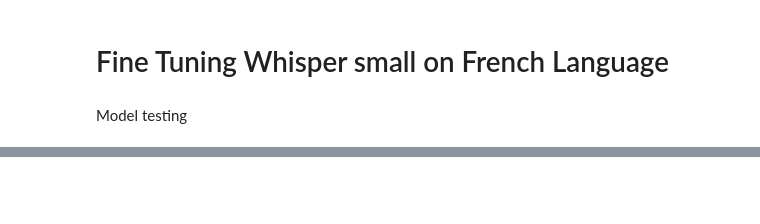
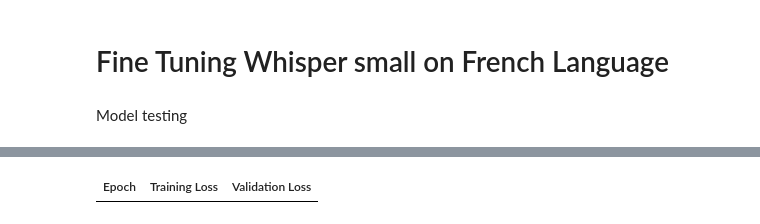
Before and after one commit to visalkao/whisper-small-french, a Jupyter notebook: fine_tuning_whisper_french.ipynb, the cells around one changed output, grey strips where cells are left out. Cells and saved outputs as stored; diff of their text form; code cells hidden in the pictures; blank space fills up the shorter version.

Commit message:
Running training code

```diff
--- a/fine_tuning_whisper_french.ipynb
+++ b/fine_tuning_whisper_french.ipynb
@@ -133,0 +874,3 @@ AssertionError: Torch not compiled with CUDA enabled
+# %%
+from datasets import Dataset, DatasetDict
+dataset = DatasetDict.load_from_disk("half_processed_dataset_save")
@@ -133,0 +891,91 @@ AssertionError: Torch not compiled with CUDA enabled
+# %%
+import evaluate
+
+metric = evaluate.load("wer")
+
+def compute_metrics(pred):
+    pred_ids = pred.predictions
+    label_ids = pred.label_ids
+
+    label_ids[label_ids == -100] == tokenizer.pad_token_id
+
+    pred_str = tokenizer.batch_decode(pred_ids, skip_special_tokens=True)
+    label_str = tokenizer.batch_decode(label_ids, skip_special_tokens=True)
+
+    wer = 100 * metric.compute(predictions = pred_str, references=label_str)
+
+    return {"wer": wer}
+# %%
+from transformers import Seq2SeqTrainer, Seq2SeqTrainingArguments, WhisperProcessor
+import wandb
+import torch
+from dataclasses import dataclass
+from typing import Any, Dict, List, Union
+
+# Load the processor instead of just the tokenizer
+processor = WhisperProcessor.from_pretrained("openai/whisper-small", language="french", task="transcribe")
+
+
+wandb.init(project="whisper_french", name="whisper_french_lesmis")
+
+
+# Custom data collator to handle audio features and labels
+@dataclass
+class DataCollatorSpeechSeq2SeqWithPadding:
+    processor: Any
+
+    def __call__(self, features: List[Dict[str, Union[List[int], torch.Tensor]]]) -> Dict[str, torch.Tensor]:
+        # Process audio features
+        input_features = [{"input_features": feature["input_features"]} for feature in features]
+        batch = self.processor.feature_extractor.pad(input_features, return_tensors="pt")
+
+        # Process labels
+        label_features = [{"input_ids": feature["labels"]} for feature in features]
+        labels_batch = self.processor.tokenizer.pad(label_features, return_tensors="pt")
+        labels = labels_batch["input_ids"].masked_fill(labels_batch.attention_mask.ne(1), -100)
+
+        # Remove BOS token if present
+        if (labels[:, 0] == self.processor.tokenizer.bos_token_id).all().cpu().item():
+            labels = labels[:, 1:]
+
+        batch["labels"] = labels
+        return batch
+
+data_collator = DataCollatorSpeechSeq2SeqWithPadding(processor=processor)
+
+model.config.forced_decoder_ids = False
+model.config.supress_tokens = []
+
+training_args = Seq2SeqTrainingArguments(
+    output_dir="my_finetuned_model",
+    per_device_train_batch_size=8,
+    per_device_eval_batch_size=8,
+    num_train_epochs=3,
+    evaluation_strategy="epoch",
+    save_strategy="epoch",
+    logging_dir="logs",
+    logging_strategy="steps",
+    logging_steps=500,
+    save_total_limit=3,
+    fp16=True,
+    report_to="wandb",
+    gradient_checkpointing=True,
+    gradient_accumulation_steps=1,
+    generation_max_length=225,
+)
+
+trainer = Seq2SeqTrainer(
+    model=model,
+    args=training_args,
+    train_dataset=dataset["train"],
+    eval_dataset=dataset["validation"],
+    tokenizer=processor.feature_extractor,
+    data_collator=data_collator,
+    compute_metrics = compute_metrics
+)
+
+trainer.train()
+model.save_pretrained("my_finetuned_model")
+results = trainer.evaluate(dataset["test"])  # Ensure test data also correct
+wandb.finish()
+# %% [output]
@@ -133,0 +983 @@ AssertionError: Torch not compiled with CUDA enabled
+| Epoch | Training Loss | Validation Loss |
```
Also changed, not shown: parts of 69 cells of this notebook.
